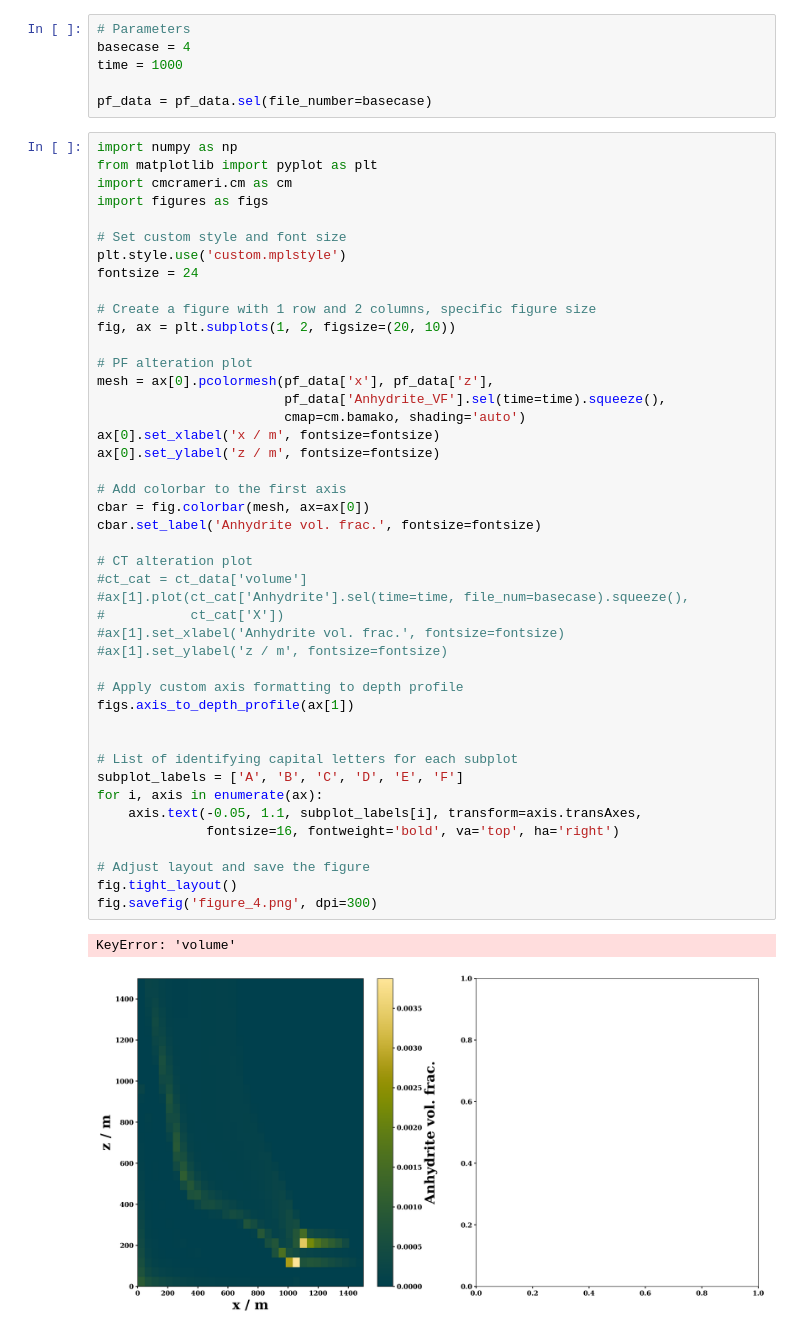
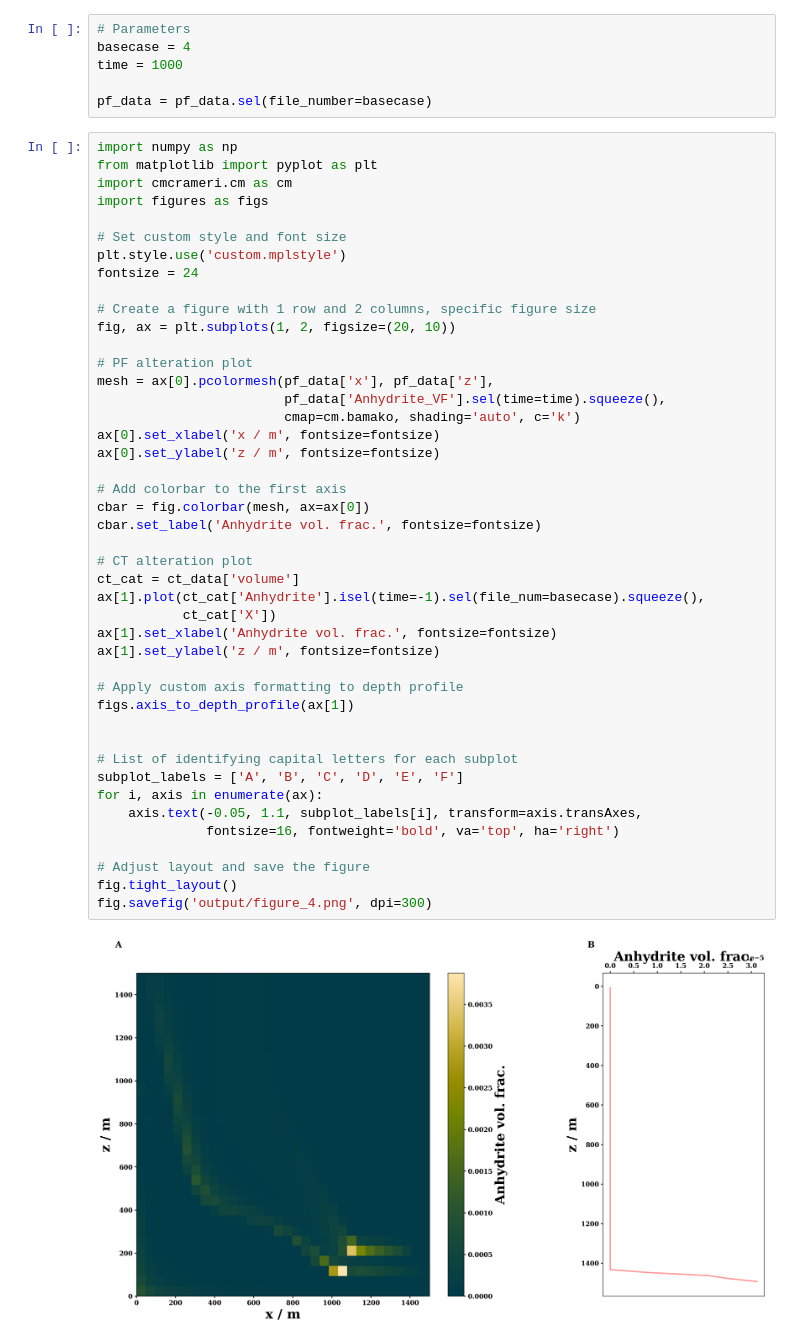
Before and after one commit to a-fotherby/hydrothermal_alteration, a Jupyter notebook: paper_figures/figure_4.ipynb, the cells around one changed output. Drawn from its saved outputs; the diff is of its cells as text.

```diff
--- a/paper_figures/figure_4.ipynb
+++ b/paper_figures/figure_4.ipynb
@@ -28,42 +30,41 @@ plt.style.use('custom.mplstyle')
 fontsize = 24
 
 # Create a figure with 1 row and 2 columns, specific figure size
 fig, ax = plt.subplots(1, 2, figsize=(20, 10))
 
 # PF alteration plot
 mesh = ax[0].pcolormesh(pf_data['x'], pf_data['z'],
                         pf_data['Anhydrite_VF'].sel(time=time).squeeze(),
-                        cmap=cm.bamako, shading='auto')
+                        cmap=cm.bamako, shading='auto', c='k')
 ax[0].set_xlabel('x / m', fontsize=fontsize)
 ax[0].set_ylabel('z / m', fontsize=fontsize)
 
 # Add colorbar to the first axis
 cbar = fig.colorbar(mesh, ax=ax[0])
 cbar.set_label('Anhydrite vol. frac.', fontsize=fontsize)
 
 # CT alteration plot
-#ct_cat = ct_data['volume']
-#ax[1].plot(ct_cat['Anhydrite'].sel(time=time, file_num=basecase).squeeze(),
-#           ct_cat['X'])
-#ax[1].set_xlabel('Anhydrite vol. frac.', fontsize=fontsize)
-#ax[1].set_ylabel('z / m', fontsize=fontsize)
+ct_cat = ct_data['volume']
+ax[1].plot(ct_cat['Anhydrite'].isel(time=-1).sel(file_num=basecase).squeeze(),
+           ct_cat['X'])
+ax[1].set_xlabel('Anhydrite vol. frac.', fontsize=fontsize)
+ax[1].set_ylabel('z / m', fontsize=fontsize)
 
 # Apply custom axis formatting to depth profile
 figs.axis_to_depth_profile(ax[1])
 
 
 # List of identifying capital letters for each subplot
 subplot_labels = ['A', 'B', 'C', 'D', 'E', 'F']
 for i, axis in enumerate(ax):
     axis.text(-0.05, 1.1, subplot_labels[i], transform=axis.transAxes,
               fontsize=16, fontweight='bold', va='top', ha='right')
 
 # Adjust layout and save the figure
 fig.tight_layout()
-fig.savefig('figure_4.png', dpi=300)
+fig.savefig('output/figure_4.png', dpi=300)
 # %% [output]
-KeyError: 'volume'
-[figure, old version]
+[figure, new version]
 # %%
 # Anhydrite depth distruibution
 import xarray as xr
```
Also changed, not shown: parts of 2 cells of this notebook, 4 other files.
